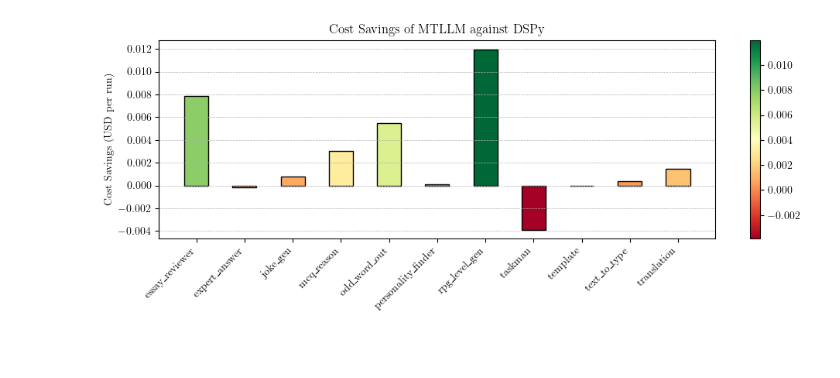
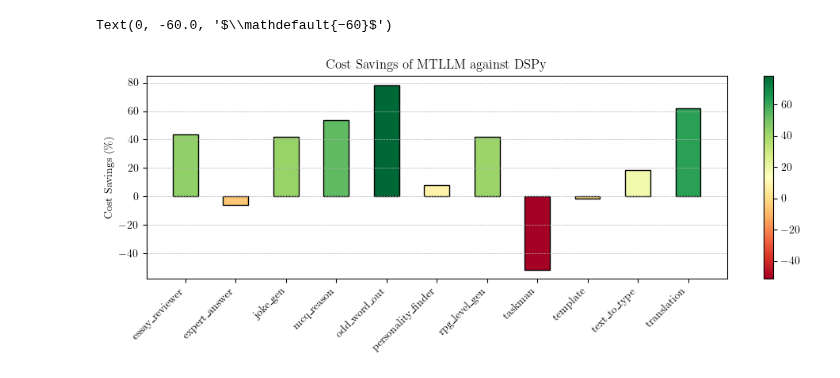
Before and after one commit to Jaseci-Labs/mtllm-evaluation, a Jupyter notebook: runs/Runtime_Tokens.ipynb, the cells around one changed output. Drawn from its saved outputs; the diff is of its cells as text; code cells hidden in the pictures; blank space fills up the shorter version.

Commit message:
wemove wikipedia and change cost to savings percentage

```diff
--- a/runs/Runtime_Tokens.ipynb
+++ b/runs/Runtime_Tokens.ipynb
@@ -133,38 +134,39 @@ df
 # %%
-df = df[~df['Problem Name'].str.contains('wikipedia')]
-
 # Pivot the DataFrame to have Problem Name as index and Implementation as columns
 df_pivot = df.pivot(index="Problem Name", columns="Implementation", values="Cost")
 
 # Compute the cost difference (DSPy - MTLLM)
-df_pivot['Cost Difference'] = df_pivot['DSPy'] - df_pivot['MTLLM']
+df_pivot['Cost Difference'] = ((df_pivot['DSPy'] - df_pivot['MTLLM']) / df_pivot['DSPy']) *100
 
 # Normalize the cost difference for coloring
 norm = plt.Normalize(df_pivot['Cost Difference'].min(), df_pivot['Cost Difference'].max())
 colors = plt.cm.RdYlGn(norm(df_pivot['Cost Difference']))
 
 # Plotting
 fig, ax = plt.subplots(figsize=(10, 4))
 bars = ax.bar(df_pivot.index, df_pivot['Cost Difference'], color=colors, edgecolor='black', linewidth=1.0,width=0.5)
 
 # Add colorbar
 sm = plt.cm.ScalarMappable(cmap='RdYlGn', norm=norm)
 sm.set_array([])
 cbar = plt.colorbar(sm, ax=ax)
 # cbar.set_label('Cost Difference')
 
 # Set labels and title
 ax.set_title('Cost Savings of MTLLM against DSPy')
 ax.set_xlabel('')
-ax.set_ylabel('Cost Savings (USD per run)')
+ax.set_ylabel('Cost Savings (\%)')
 ax.set_xticklabels(df_pivot.index, rotation=45, ha='right')
+ylabels = ax.get_yticklabels()
+print(ylabels[0])
 ax.grid(axis='y')
 
 plt.grid(axis='y',linestyle='--', linewidth=0.5)
 
 # Show plot
 plt.tight_layout()
 plt.savefig('cost_benchmarks.png', dpi=300, bbox_inches='tight')
 plt.show()
 # %% [output]
+Text(0, -60.0, '$\\mathdefault{−60}$')
-[figure, old version]
+[figure, new version]
```
Also changed, not shown: parts of 4 cells of this notebook, 12 other files.
